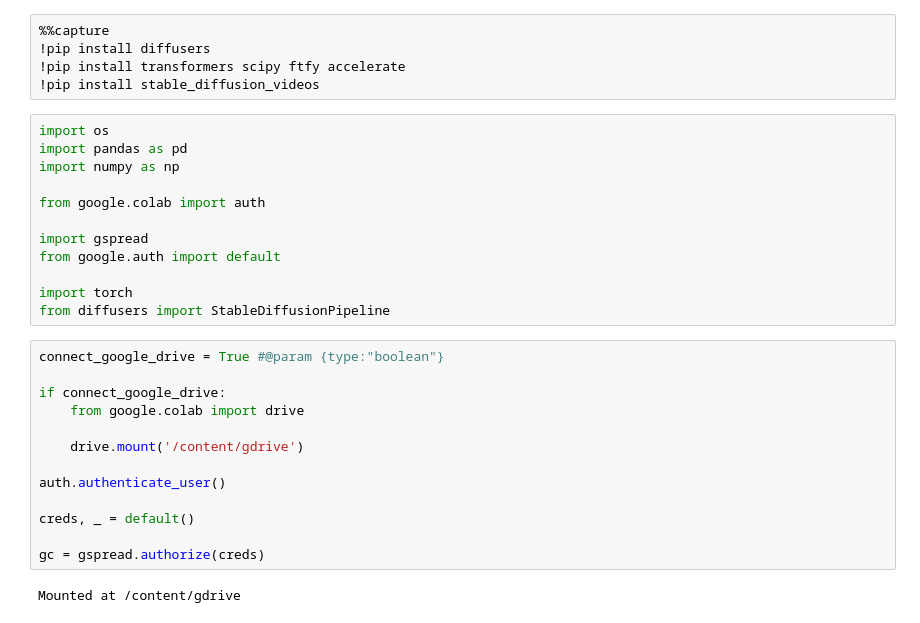
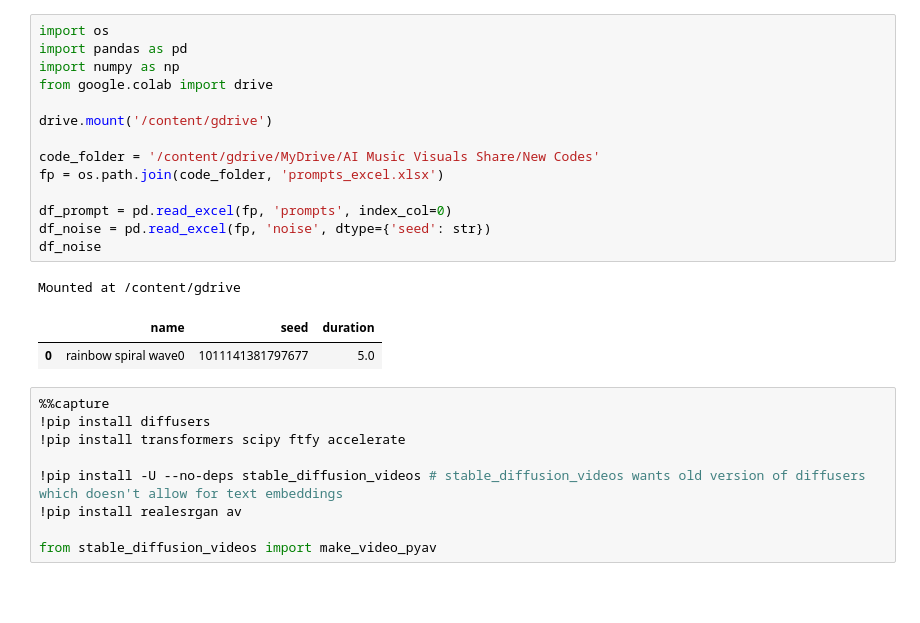
Before and after one commit to aspitarl/AI-Art, a Jupyter notebook: collab_notebooks/Latent_Noise.ipynb, the cells around one changed output. Cells and saved outputs as stored; diff of their text form; blank space fills up the shorter version.

```diff
--- a/collab_notebooks/Latent_Noise.ipynb
+++ b/collab_notebooks/Latent_Noise.ipynb
@@ -1,32 +1,27 @@
+# %%
+import os
+import pandas as pd
+import numpy as np
+from google.colab import drive
+
+drive.mount('/content/gdrive')
+
+code_folder = '/content/gdrive/MyDrive/AI Music Visuals Share/New Codes'
+fp = os.path.join(code_folder, 'prompts_excel.xlsx')
+
+df_prompt = pd.read_excel(fp, 'prompts', index_col=0)
+df_noise = pd.read_excel(fp, 'noise', dtype={'seed': str})
+df_noise
+# %% [output]
+Mounted at /content/gdrive
+|  | name | seed | duration |
+| 0 | rainbow spiral wave0 | 1011141381797677 | 5.0 |
 # %%
 %%capture
 !pip install diffusers
 !pip install transformers scipy ftfy accelerate
-!pip install stable_diffusion_videos
+
+!pip install -U --no-deps stable_diffusion_videos # stable_diffusion_videos wants old version of diffusers which doesn't allow for text embeddings
+!pip install realesrgan av
+
+from stable_diffusion_videos import make_video_pyav
-# %%
-import os
-import pandas as pd
-import numpy as np
-
-from google.colab import auth
-
-import gspread
-from google.auth import default
-
-import torch
-from diffusers import StableDiffusionPipeline
-# %%
-connect_google_drive = True #@param {type:"boolean"}
-
-if connect_google_drive:
-    from google.colab import drive
-
-    drive.mount('/content/gdrive')
-
-auth.authenticate_user()
-
-creds, _ = default()
-
-gc = gspread.authorize(creds)
-# %% [output]
-Mounted at /content/gdrive
```
Also changed, not shown: parts of 9 cells of this notebook, 1 other file.
